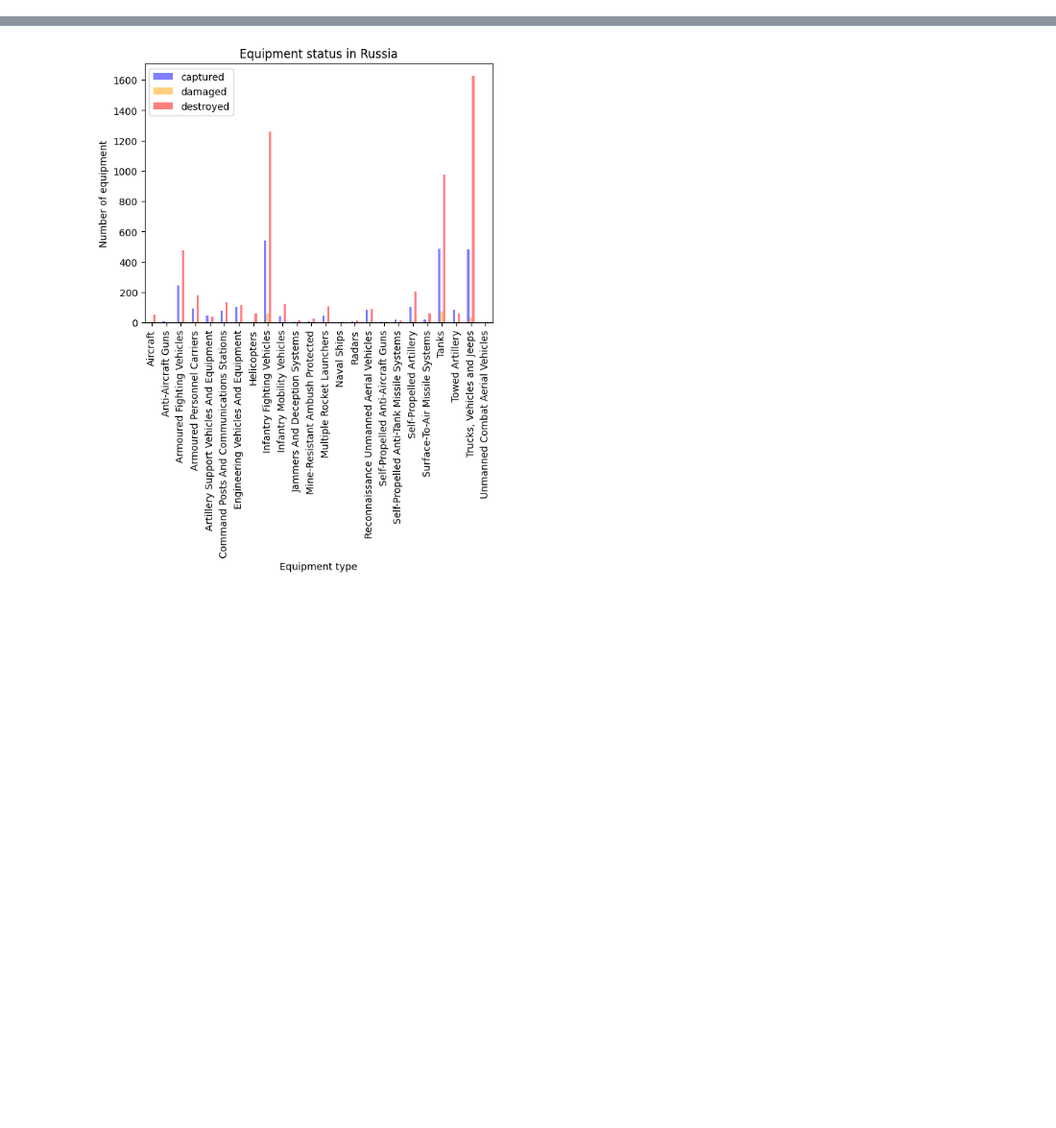
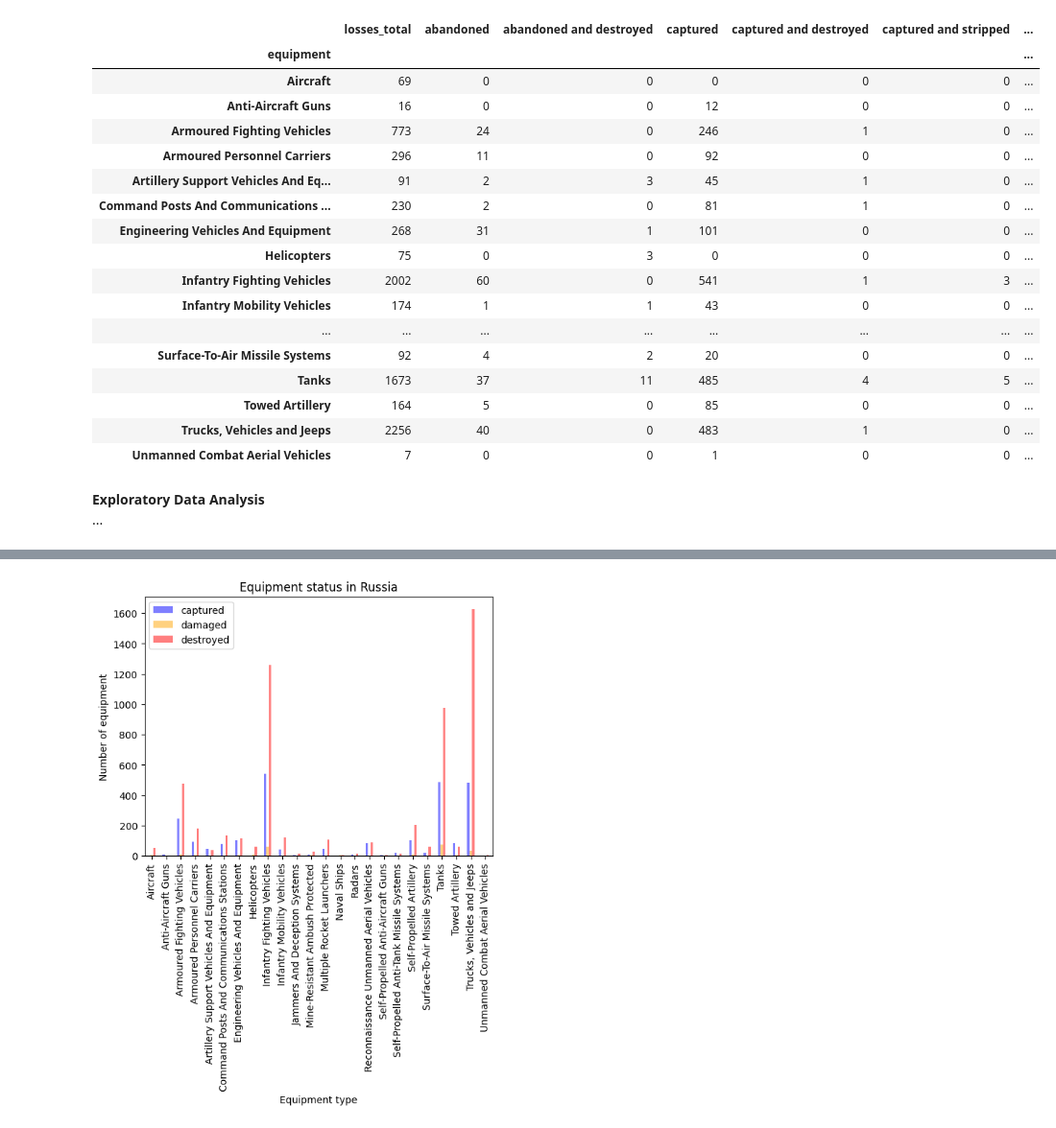
Before and after one commit to B3n-Coyne/B3n-Coyne.github.io, a Jupyter notebook: FinalTutorial.ipynb, the cells around one changed output, grey strips where cells are left out. Shown at 96% size. Saved outputs shown, nothing was run; the diff lists cells and outputs as text; code cells hidden in the pictures; blank space fills up the shorter version.

```diff
--- a/FinalTutorial.ipynb
+++ b/FinalTutorial.ipynb
@@ -228,0 +245,30 @@ plt.show()
+# %%
+# Breakdown of visually confirmed Russian losses grouped by equipment type
+df_RU_total_grouped = df_RU_total.groupby(['equipment']).sum(numeric_only=True)
+df_RU_total_grouped = df_RU_total_grouped.astype(int)
+
+# Display the grouped data
+df_RU_total_grouped
+# %% [output]
+|  | losses_total | abandoned | abandoned and destroyed | captured | captured and destroyed | captured and stripped | ... |
+| equipment |  |  |  |  |  |  | ... |
+| Aircraft | 69 | 0 | 0 | 0 | 0 | 0 | ... |
+| Anti-Aircraft Guns | 16 | 0 | 0 | 12 | 0 | 0 | ... |
+| Armoured Fighting Vehicles | 773 | 24 | 0 | 246 | 1 | 0 | ... |
+| Armoured Personnel Carriers | 296 | 11 | 0 | 92 | 0 | 0 | ... |
+| Artillery Support Vehicles And Eq... | 91 | 2 | 3 | 45 | 1 | 0 | ... |
+| Command Posts And Communications ... | 230 | 2 | 0 | 81 | 1 | 0 | ... |
+| Engineering Vehicles And Equipment | 268 | 31 | 1 | 101 | 0 | 0 | ... |
+| Helicopters | 75 | 0 | 3 | 0 | 0 | 0 | ... |
+| Infantry Fighting Vehicles | 2002 | 60 | 0 | 541 | 1 | 3 | ... |
+| Infantry Mobility Vehicles | 174 | 1 | 1 | 43 | 0 | 0 | ... |
+| ... | ... | ... | ... | ... | ... | ... | ... |
+| Surface-To-Air Missile Systems | 92 | 4 | 2 | 20 | 0 | 0 | ... |
+| Tanks | 1673 | 37 | 11 | 485 | 4 | 5 | ... |
+| Towed Artillery | 164 | 5 | 0 | 85 | 0 | 0 | ... |
+| Trucks, Vehicles and Jeeps | 2256 | 40 | 0 | 483 | 1 | 0 | ... |
+| Unmanned Combat Aerial Vehicles | 7 | 0 | 0 | 1 | 0 | 0 | ... |
+# %% [markdown]
+<a id="Analysis"></a>
+__Exploratory Data Analysis__<br>
+...
```
Also changed, not shown: parts of 44 cells of this notebook.
